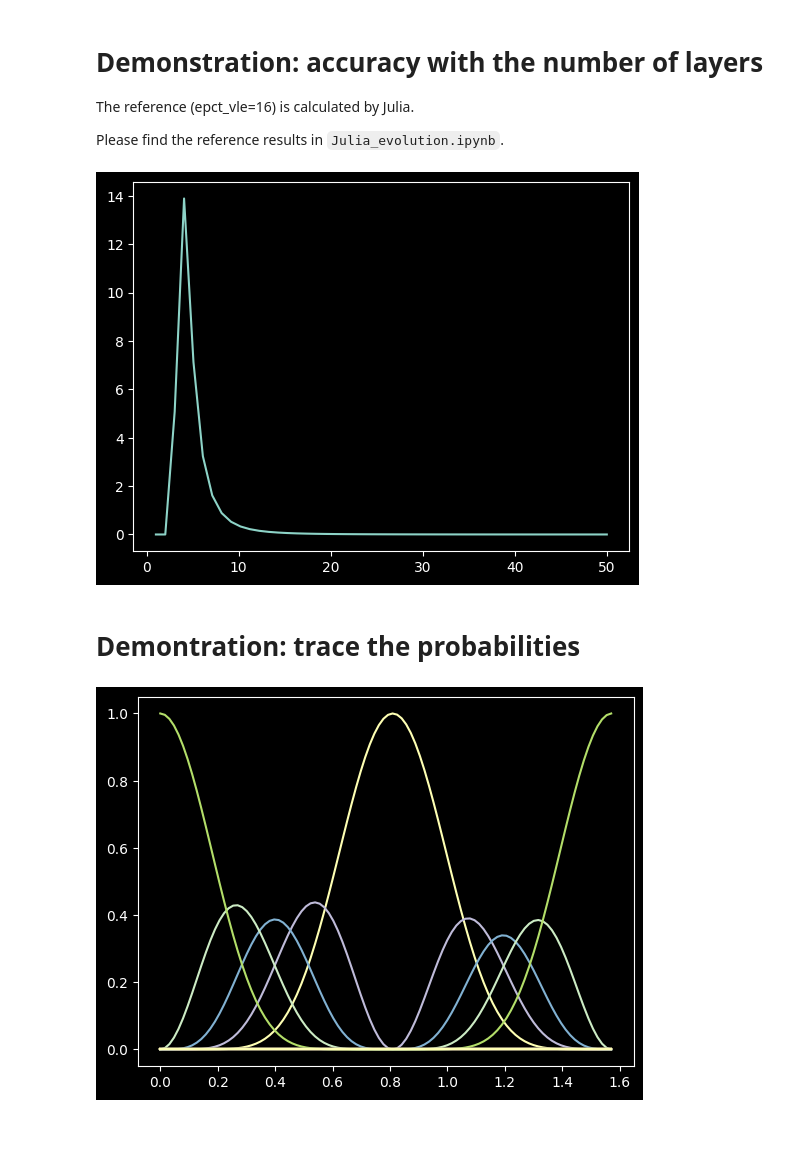
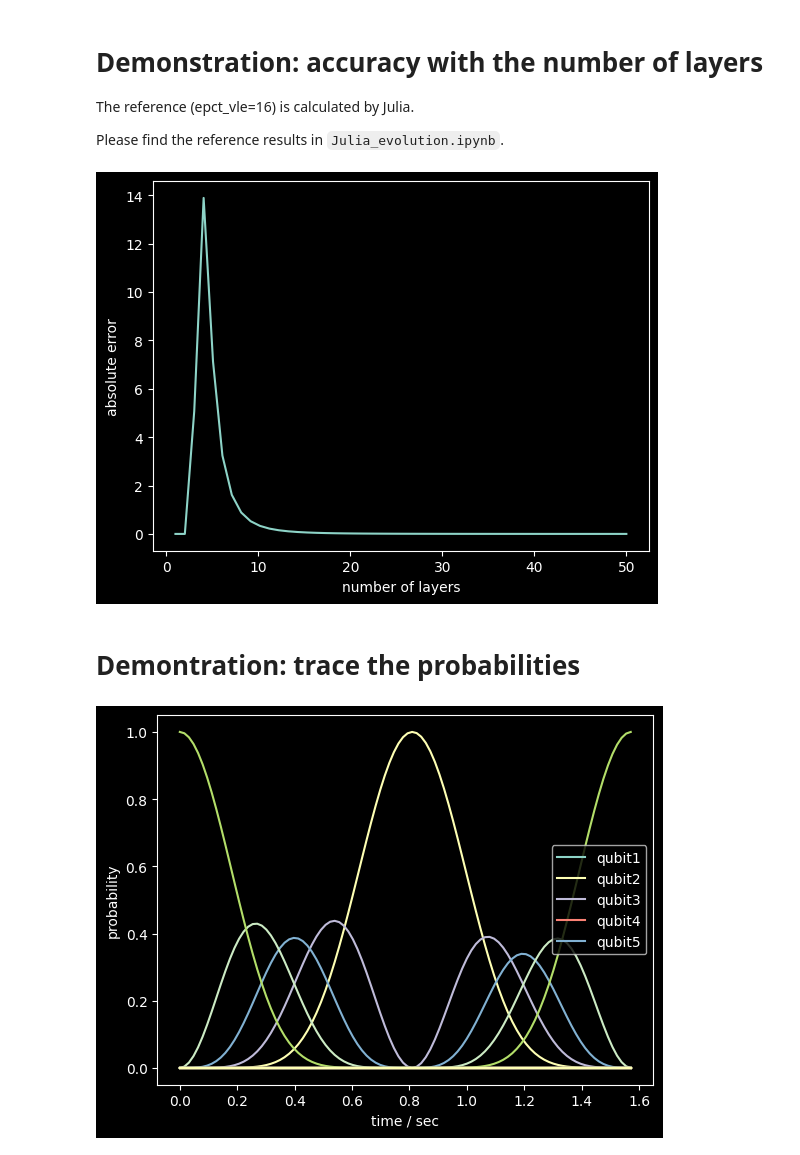
Before and after one commit to FelixXu35/Public_Projects, a Jupyter notebook: qiskit_evolution.ipynb, the cells around one changed output. Cells and saved outputs as stored; diff of their text form; code cells hidden in the pictures; blank space fills up the shorter version.

```diff
--- a/qiskit_evolution.ipynb
+++ b/qiskit_evolution.ipynb
@@ -103,16 +105,22 @@ for n in range(1, max_layer):
     val.append(time_evo(5, np.pi/2, n, fig_plot=False))
 error = abs(val - np.ones(max_layer-1)*16) # calculate the absolute error
 plt.plot(xx, error)
+plt.xlabel("number of layers")
+plt.ylabel('absolute error')
 plt.show()
 # %% [output]
-[figure, old version]
+[figure, new version]
 # %% [markdown]
 # Demontration: trace the probabilities
 # %%
 prob_trace = []
 time = np.linspace(0, np.pi/2, 100)
 for t in time:
     prob_trace.append(time_evo(5, t, 50, fig_plot=False, prob=True))
-p = plt.plot(time, prob_trace)
+plt.plot(time, prob_trace)
+plt.xlabel("time / sec")
+plt.ylabel("probability")
+plt.legend(["qubit1", "qubit2", "qubit3", "qubit4", "qubit5"], loc=5)
+plt.show()
 # %% [output]
-[figure, old version]
+[figure, new version]
```
Also changed, not shown: parts of 1 cell of this notebook.
